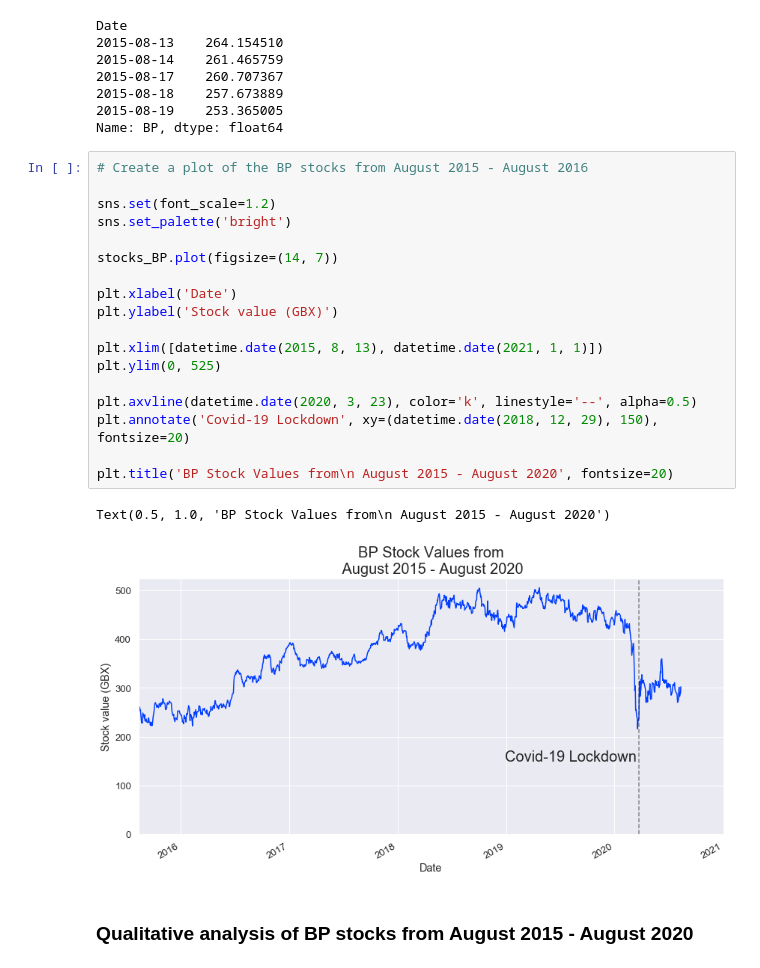
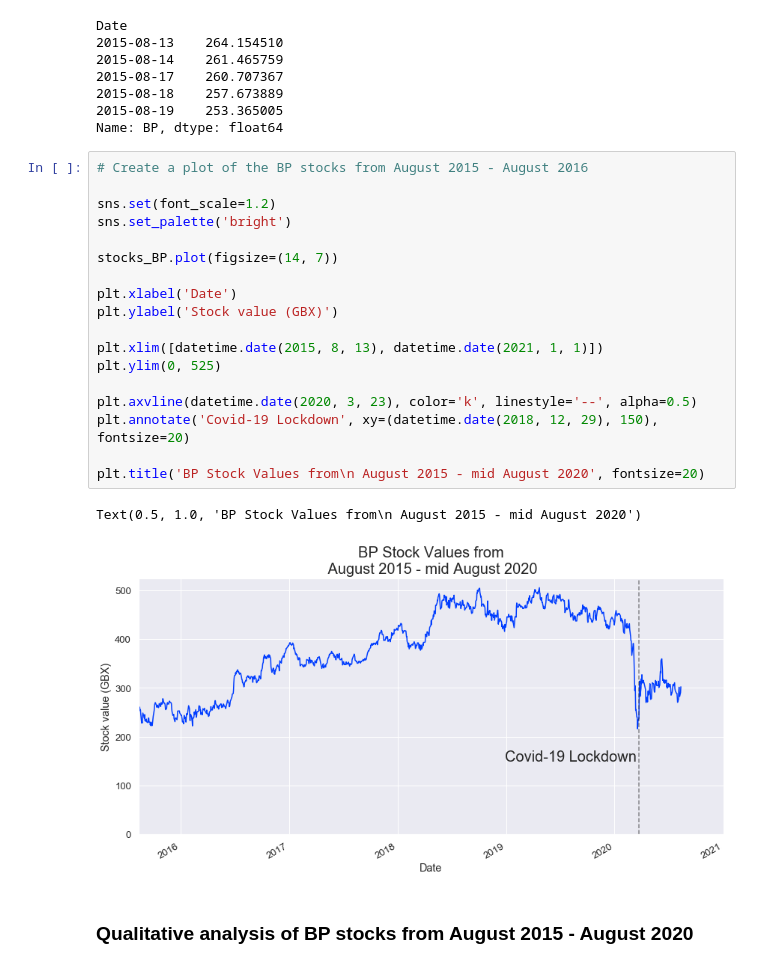
Before and after one commit to abbielms/Big_Data_Challenge_2020, a Jupyter notebook: Big_Data_Challenge_2020.ipynb, the cells around one changed output. Saved outputs shown, nothing was run; the diff lists cells and outputs as text.

```diff
--- a/Big_Data_Challenge_2020.ipynb
+++ b/Big_Data_Challenge_2020.ipynb
@@ -502,24 +502,24 @@ Name: BP, dtype: float64
 # %%
 # Create a plot of the BP stocks from August 2015 - August 2016
 
 sns.set(font_scale=1.2)
 sns.set_palette('bright')
 
 stocks_BP.plot(figsize=(14, 7))
 
 plt.xlabel('Date')
 plt.ylabel('Stock value (GBX)')
 
 plt.xlim([datetime.date(2015, 8, 13), datetime.date(2021, 1, 1)])
 plt.ylim(0, 525)
 
 plt.axvline(datetime.date(2020, 3, 23), color='k', linestyle='--', alpha=0.5)
 plt.annotate('Covid-19 Lockdown', xy=(datetime.date(2018, 12, 29), 150), fontsize=20)
 
-plt.title('BP Stock Values from\n August 2015 - August 2020', fontsize=20)
+plt.title('BP Stock Values from\n August 2015 - mid August 2020', fontsize=20)
 # %% [output]
-Text(0.5, 1.0, 'BP Stock Values from\n August 2015 - August 2020')
+Text(0.5, 1.0, 'BP Stock Values from\n August 2015 - mid August 2020')
-[figure, old version]
+[figure, new version]
 # %% [markdown]
 ### Qualitative analysis of BP stocks from August 2015 - August 2020
 # %% [markdown]
```
Also changed, not shown: parts of 9 cells of this notebook.
